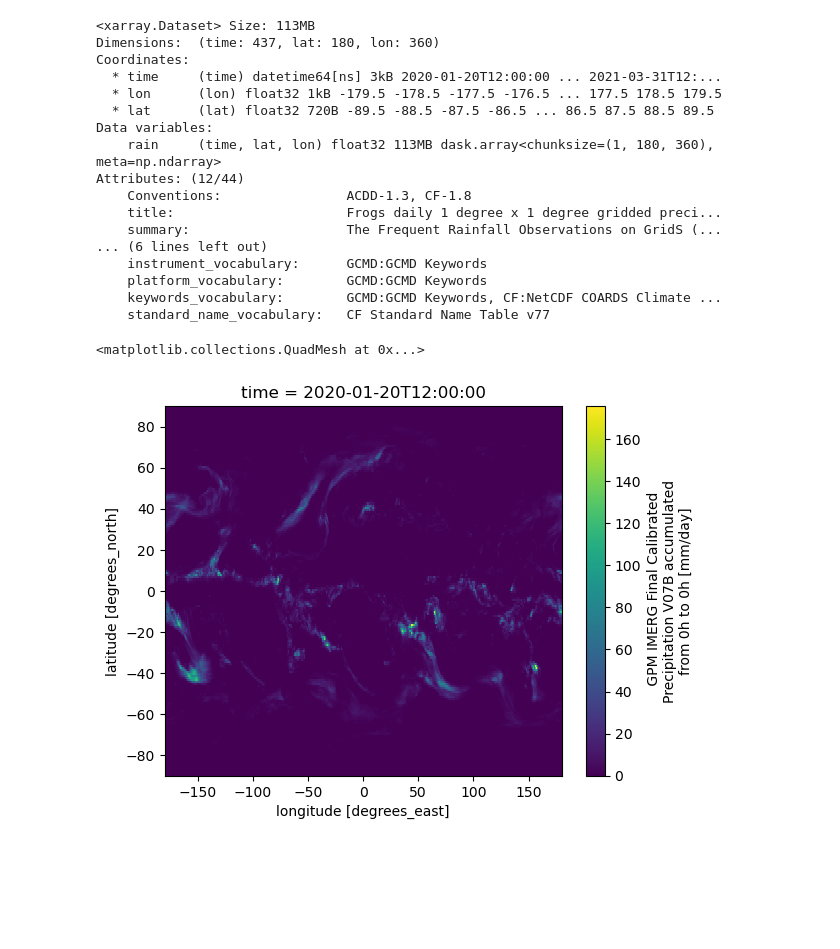
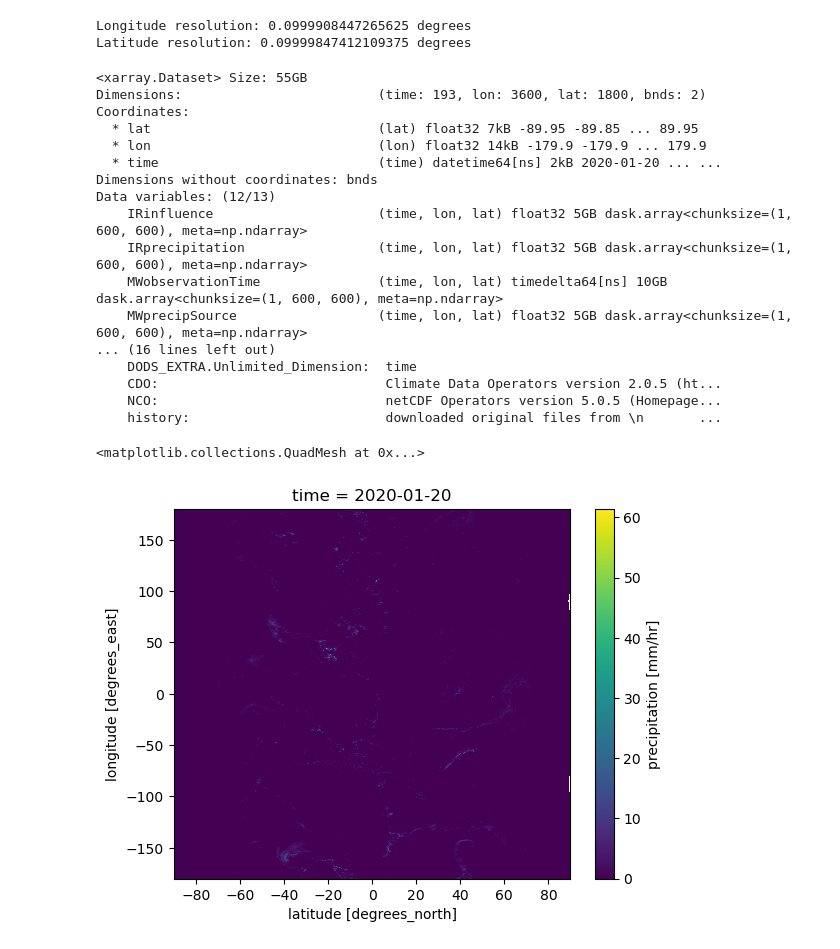
Before and after one commit to 21centuryweather/hk25-AusNode-DOCmeso, a Jupyter notebook: get_metrics/Greeshma/imerg.ipynb, the cells around one changed output. Cells and saved outputs as stored; diff of their text form; code cells hidden in the pictures; blank space fills up the shorter version.

Commit message:
imerg data - 0.1 degrees

```diff
--- a/get_metrics/Greeshma/imerg.ipynb
+++ b/get_metrics/Greeshma/imerg.ipynb
@@ -13,13 +19,16 @@ import os
 # %%
-import xarray as xr
 
-# File paths
-files = [
-    "/g/data/ia39/aus-ref-clim-data-nci/frogs/data/1DD_V1/IMERG_V07B_FC/IMERG_V07B_FC.1DD.2020.nc",
-    "/g/data/ia39/aus-ref-clim-data-nci/frogs/data/1DD_V1/IMERG_V07B_FC/IMERG_V07B_FC.1DD.2021.nc"
-]
+files_2020 = sorted(glob.glob("/g/data/ia39/aus-ref-clim-data-nci/gpm/data/V07/2020/3B-HHR.MS.MRG*.nc"))
+files_2021 = sorted(glob.glob("/g/data/ia39/aus-ref-clim-data-nci/gpm/data/V07/2021/3B-HHR.MS.MRG*.nc"))
+all_files = files_2020 + files_2021
 
-ds = xr.open_mfdataset(files, combine='by_coords')
+# Dask
+ds = xr.open_mfdataset(
+    all_files,
+    combine='by_coords',
+    parallel=True,
+    chunks={'time': 1}
+)
 # %%
 print(ds)
 # %% [output]
@@ -58,28 +66,43 @@ Attributes:
+# %%
+
+lons = ds.lon.values
+lats = ds.lat.values
+
+
+lon_res = lons[1] - lons[0]
+lat_res = lats[1] - lats[0]
+
+print(f"Longitude resolution: {lon_res} degrees")
+print(f"Latitude resolution: {lat_res} degrees")
+# %% [output]
+Longitude resolution: 0.0999908447265625 degrees
+Latitude resolution: 0.09999847412109375 degrees
 # %%
-ds_subset = ds.sel(time=slice("2020-01-20T00:00:00", "2021-04-01T00:00:00"))
+#ds_subset = ds.sel(time=slice("2020-01-20T00:00:00", "2021-04-01T00:00:00"))
+ds_subset = ds.sel(time=slice("2020-01-20T00:00:00", "2020-01-24T00:00:00"))
 # %%
 print(ds_subset)
 # %% [output]
-<xarray.Dataset> Size: 113MB
-Dimensions:  (time: 437, lat: 180, lon: 360)
+<xarray.Dataset> Size: 55GB
+Dimensions:                         (time: 193, lon: 3600, lat: 1800, bnds: 2)
 Coordinates:
-  * time     (time) datetime64[ns] 3kB 2020-01-20T12:00:00 ... 2021-03-31T12:...
-  * lon      (lon) float32 1kB -179.5 -178.5 -177.5 -176.5 ... 177.5 178.5 179.5
-  * lat      (lat) float32 720B -89.5 -88.5 -87.5 -86.5 ... 86.5 87.5 88.5 89.5
-Data variables:
-    rain     (time, lat, lon) float32 113MB dask.array<chunksize=(1, 180, 360), meta=np.ndarray>
-Attributes: (12/44)
-    Conventions:                ACDD-1.3, CF-1.8
-    title:                      Frogs daily 1 degree x 1 degree gridded preci...
-    summary:                    The Frequent Rainfall Observations on GridS (...
-... (6 lines left out)
-    instrument_vocabulary:      GCMD:GCMD Keywords
-    platform_vocabulary:        GCMD:GCMD Keywords
-    keywords_vocabulary:        GCMD:GCMD Keywords, CF:NetCDF COARDS Climate ...
-    standard_name_vocabulary:   CF Standard Name Table v77
+  * lat                             (lat) float32 7kB -89.95 -89.85 ... 89.95
+  * lon                             (lon) float32 14kB -179.9 -179.9 ... 179.9
+  * time                            (time) datetime64[ns] 2kB 2020-01-20 ... ...
+Dimensions without coordinates: bnds
+Data variables: (12/13)
+    IRinfluence                     (time, lon, lat) float32 5GB dask.array<chunksize=(1, 600, 600), meta=np.ndarray>
+    IRprecipitation                 (time, lon, lat) float32 5GB dask.array<chunksize=(1, 600, 600), meta=np.ndarray>
+    MWobservationTime               (time, lon, lat) timedelta64[ns] 10GB dask.array<chunksize=(1, 600, 600), meta=np.ndarray>
+    MWprecipSource                  (time, lon, lat) float32 5GB dask.array<chunksize=(1, 600, 600), meta=np.ndarray>
+... (16 lines left out)
+    DODS_EXTRA.Unlimited_Dimension:  time
+    CDO:                             Climate Data Operators version 2.0.5 (ht...
+    NCO:                             netCDF Operators version 5.0.5 (Homepage...
+    history:                         downloaded original files from \n       ...
-# %%
-ds_subset.rain[0,:,:].plot()
-# %% [output]
-<matplotlib.collections.QuadMesh at 0x...>
-[figure, removed]
+# %%
+ds_subset.precipitation[0,:,:].plot()
+# %% [output]
+<matplotlib.collections.QuadMesh at 0x...>
+[figure, added]
 # %%
```
Also changed, not shown: parts of 13 cells of this notebook.
